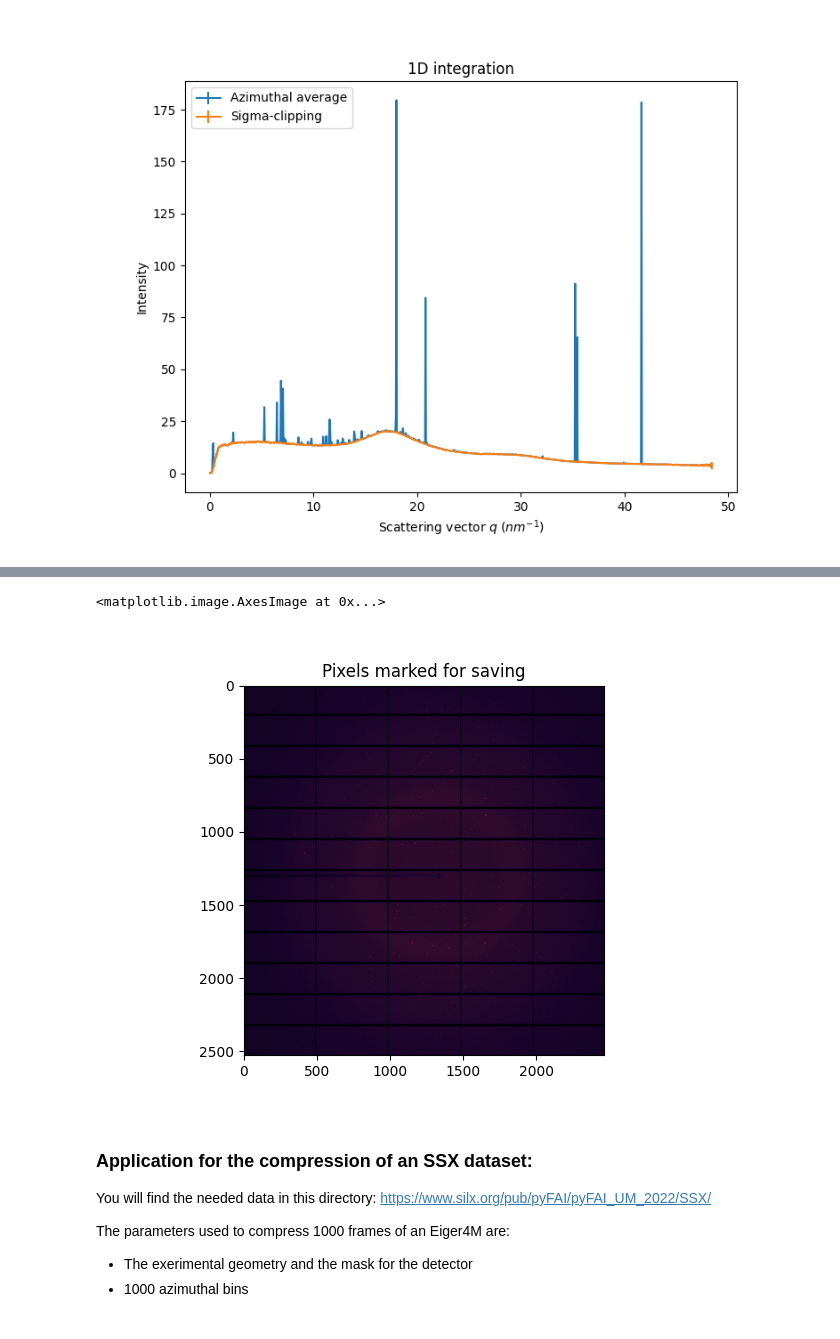
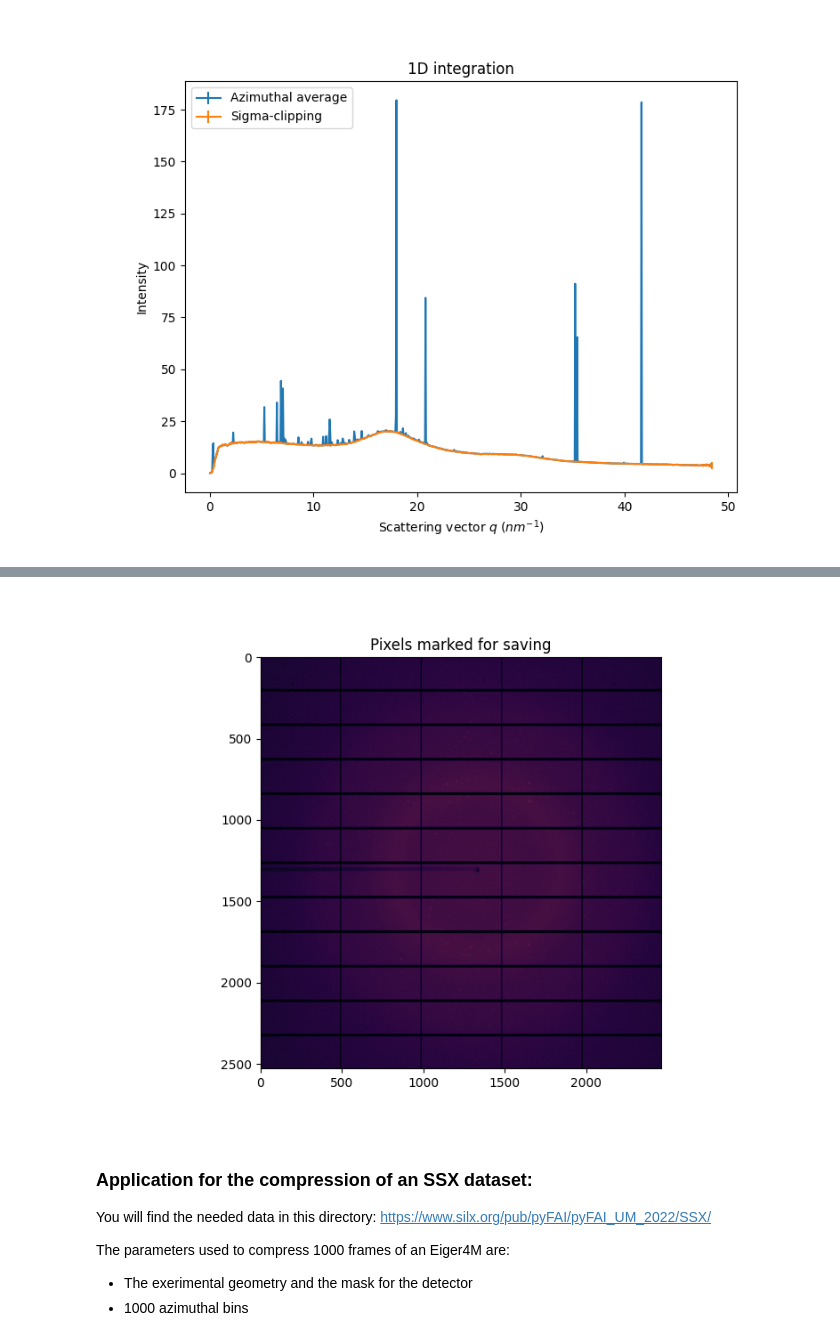
Before and after one commit to silx-kit/silx-training, a Jupyter notebook: pyFAI/SSX.ipynb, the cells around one changed output, grey strips where cells are left out. Cells and saved outputs as stored; diff of their text form; code cells hidden in the pictures.

```diff
--- a/pyFAI/SSX.ipynb
+++ b/pyFAI/SSX.ipynb
@@ -175,13 +185,13 @@ Number of Bragg pixels found: 16691
 # %%
-ax = jupyter.display(data)
-_ = ax.set_title("Pixels marked for saving")
+fig,ax = subplots(figsize=(8,6))
+jupyter.display(data, ax=ax)
+ax.set_title("Pixels marked for saving")
 lmask = numpy.ones(data.size, dtype=bool)
 lmask[sep[0]]=0
-shadow = numpy.outer(lmask, numpy.array([0, 0, 0, 150], dtype=numpy.uint8)).reshape(data.shape+(4,))
-ax.imshow(shadow)
+shadow = numpy.outer(lmask, numpy.array([0, 0, 0, 100], dtype=numpy.uint8)).reshape(data.shape+(4,))
+_ = ax.imshow(shadow)
 # %% [output]
-<matplotlib.image.AxesImage at 0x...>
-[figure, old version]
+[figure, new version]
 # %% [markdown]
 ### Application for the compression of an SSX dataset:
 
```
Also changed, not shown: parts of 16 cells of this notebook.
